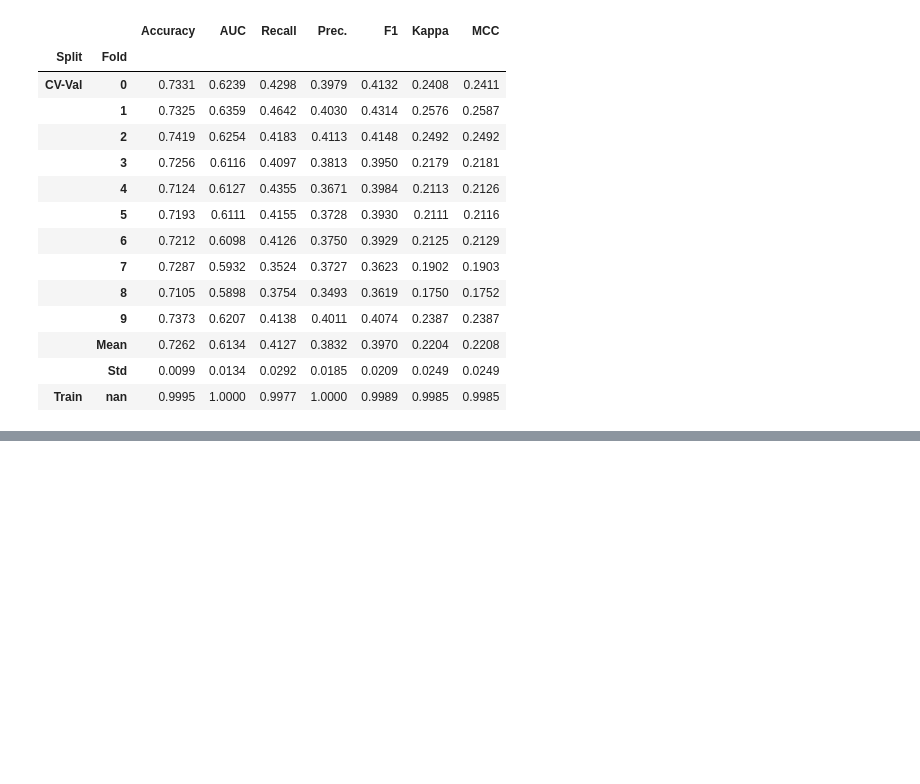
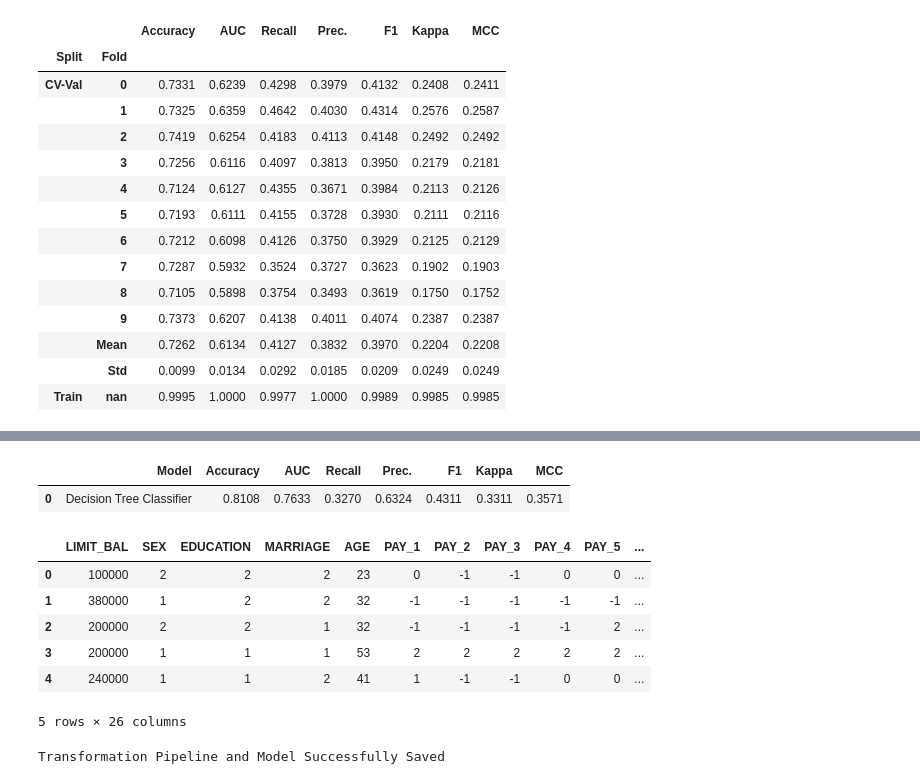
Before and after one commit to XpressAI/xircuits, a Jupyter notebook: xai_components/xai_pycaret/class_binary_beginner.ipynb, the cells around one changed output, grey strips where cells are left out. Cells and saved outputs as stored; diff of their text form; code cells hidden in the pictures; blank space fills up the shorter version.

```diff
--- a/xai_components/xai_pycaret/class_binary_beginner.ipynb
+++ b/xai_components/xai_pycaret/class_binary_beginner.ipynb
@@ -87,0 +117,17 @@ print(dt)
+# %%
+xxx = predict_model(out_finalize_model, data = data_unseen)
+xxx.head()
+# %% [output]
+|  | Model | Accuracy | AUC | Recall | Prec. | F1 | Kappa | MCC |
+| 0 | Decision Tree Classifier | 0.8108 | 0.7633 | 0.3270 | 0.6324 | 0.4311 | 0.3311 | 0.3571 |
+|  | LIMIT_BAL | SEX | EDUCATION | MARRIAGE | AGE | PAY_1 | PAY_2 | PAY_3 | PAY_4 | PAY_5 | ... |
+| 0 | 100000 | 2 | 2 | 2 | 23 | 0 | -1 | -1 | 0 | 0 | ... |
+| 1 | 380000 | 1 | 2 | 2 | 32 | -1 | -1 | -1 | -1 | -1 | ... |
+| 2 | 200000 | 2 | 2 | 1 | 32 | -1 | -1 | -1 | -1 | 2 | ... |
+| 3 | 200000 | 1 | 1 | 1 | 53 | 2 | 2 | 2 | 2 | 2 | ... |
+| 4 | 240000 | 1 | 1 | 2 | 41 | 1 | -1 | -1 | 0 | 0 | ... |
+5 rows × 26 columns
+# %%
+saved = save_model(out_finalize_model,'Final RF Model 11Nov2020')
+# %% [output]
+Transformation Pipeline and Model Successfully Saved
```
Also changed, not shown: parts of 6 cells of this notebook, 10 other files.
